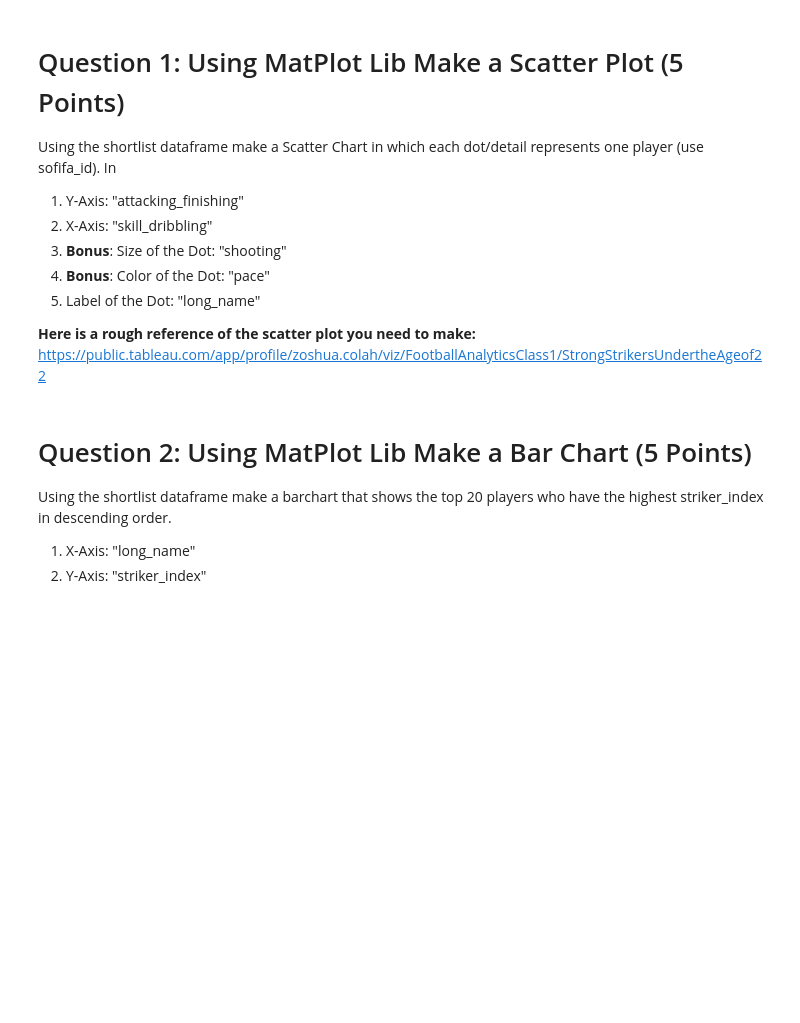
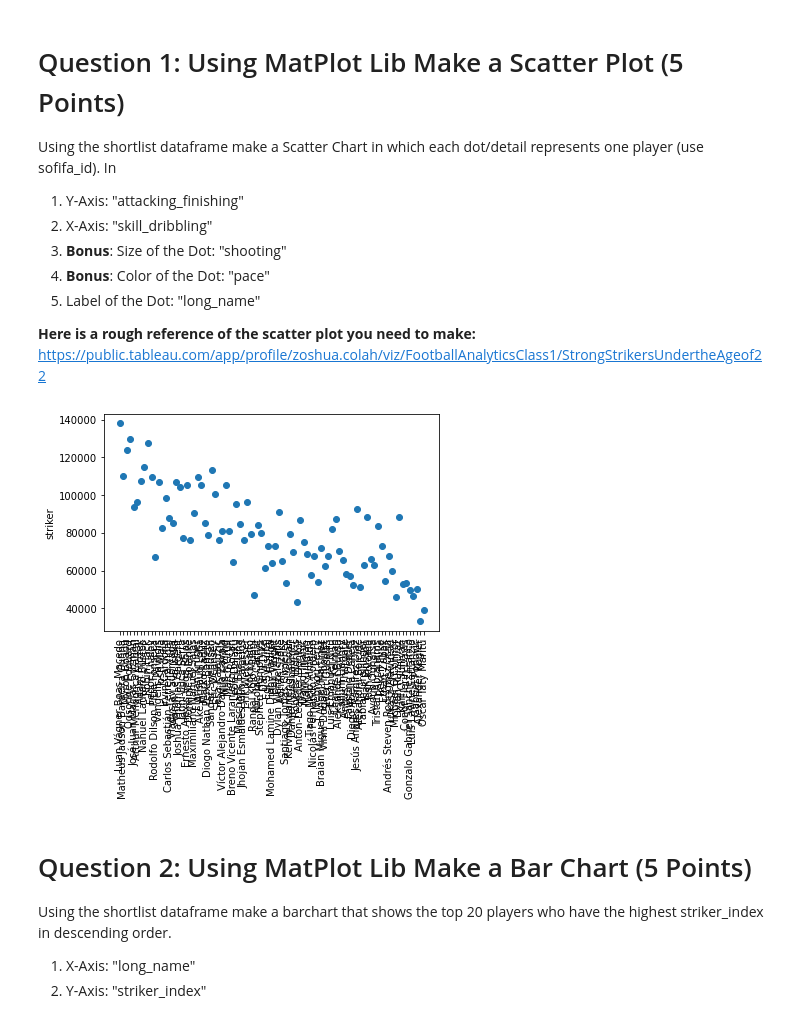
Before and after one commit to vrutikgala/VIVA, a Jupyter notebook: Viva Base File.ipynb, the cells around one changed output. Drawn from its saved outputs; the diff is of its cells as text; code cells hidden in the pictures; blank space fills up the shorter version.

```diff
--- a/Viva Base File.ipynb
+++ b/Viva Base File.ipynb
@@ -115,7 +115,13 @@ Using the shortlist dataframe make a Scatter Chart in which each dot/detail repr
 https://public.tableau.com/app/profile/zoshua.colah/viz/FootballAnalyticsClass1/StrongStrikersUndertheAgeof22
 # %%
 fig,ax=plt.subplots()
-ax.plot()
+ax.scatter(short_list_df["long_name"],short_list_df["striker_index"])
+ax.set_xticklabels(short_list_df["long_name"],rotation=90)
+ax.set_ylabel("striker")
+
+plt.show()
+# %% [output]
+[figure, added]
 # %% [markdown]
 # Question 2: Using MatPlot Lib Make a Bar Chart (5 Points)
 Using the shortlist dataframe make a barchart that shows the top 20 players who have the highest striker_index in descending order.
```
